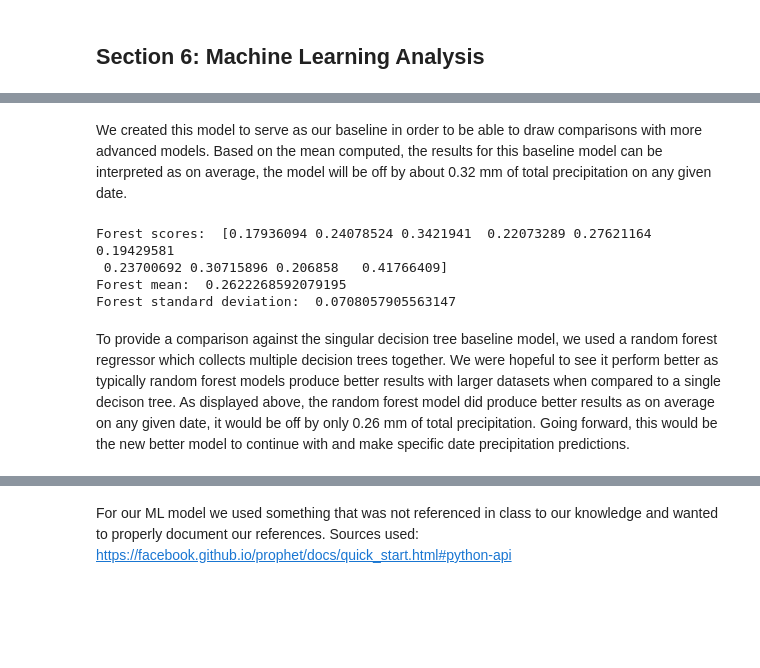
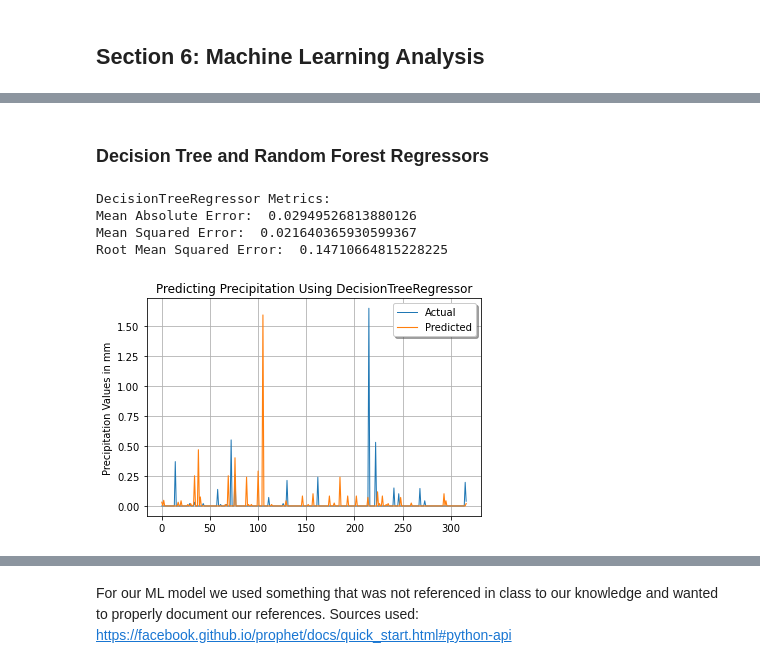
Before and after one commit to CS418/group-project-the-fast-the-curious, a Jupyter notebook: Project.ipynb, the cells around one changed output, grey strips where cells are left out. Cells and saved outputs as stored; diff of their text form; code cells hidden in the pictures; blank space fills up the shorter version.

```diff
--- a/Project.ipynb
+++ b/Project.ipynb
@@ -271,16 +235,2 @@ Tree standard deviation:  0.0779838157009992
-# %% [markdown]
-We created this model to serve as our baseline in order to be able to draw comparisons with more advanced models. Based on the mean computed, the results for this baseline model can be interpreted as on average, the model will be off by about 0.32 mm of total precipitation on any given date.
-# %%
-# calculate and display scores for random forest model
-neg_scores = cross_val_score(forest, X_train, y_train, cv=10, scoring='neg_root_mean_squared_error')
-forest_scores = np.sqrt(-neg_scores)
-print("Forest scores: ", forest_scores)
-print("Forest mean: ", forest_scores.mean())
-print("Forest standard deviation: ", forest_scores.std())
-# %% [output]
-Forest scores:  [0.17936094 0.24078524 0.3421941  0.22073289 0.27621164 0.19429581
- 0.23700692 0.30715896 0.206858   0.41766409]
-Forest mean:  0.2622268592079195
-Forest standard deviation:  0.0708057905563147
-# %% [markdown]
-To provide a comparison against the singular decision tree baseline model, we used a random forest regressor which collects multiple decision trees together. We were hopeful to see it perform better as typically random forest models produce better results with larger datasets when compared to a single decison tree. As displayed above, the random forest model did produce better results as on average on any given date, it would be off by only 0.26 mm of total precipitation. Going forward, this would be the new better model to continue with and make specific date precipitation predictions.
+# %% [markdown]
+### Decision Tree and Random Forest Regressors
@@ -286,0 +258,35 @@ To provide a comparison against the singular decision tree baseline model, we us
+# %%
+# create decision tree model and train it
+tree = DecisionTreeRegressor(random_state=42)
+tree.fit(X_train, y_train)
+
+# make predictions on test set
+y_pred = tree.predict(X_test)
+
+# evaluating decision tree model
+# Reference: https://stackabuse.com/decision-trees-in-python-with-scikit-learn/
+mae = mean_absolute_error(y_test, y_pred)
+mse = mean_squared_error(y_test, y_pred)
+rmse = math.sqrt(mse)
+
+print("DecisionTreeRegressor Metrics:")
+print("Mean Absolute Error: ", mae)
+print("Mean Squared Error: ", mse)
+print("Root Mean Squared Error: ", rmse)
+
+# plot the predicted and actual values
+# Reference: https://www.datatechnotes.com/2020/10/regression-example-with-decisiontreeregressor.html
+x_ax = range(len(y_test))
+plt.plot(x_ax, y_test, linewidth=1, label="Actual")
+plt.plot(x_ax, y_pred, linewidth=1.1, label="Predicted")
+plt.title("Predicting Precipitation Using DecisionTreeRegressor")
+plt.ylabel('Precipitation Values in mm')
+plt.legend(loc='upper right',fancybox=True, shadow=True)
+plt.grid(True)
+plt.show()
+# %% [output]
+DecisionTreeRegressor Metrics:
+Mean Absolute Error:  0.02949526813880126
+Mean Squared Error:  0.021640365930599367
+Root Mean Squared Error:  0.14710664815228225
+[figure, added]
```
Also changed, not shown: parts of 24 cells of this notebook.
